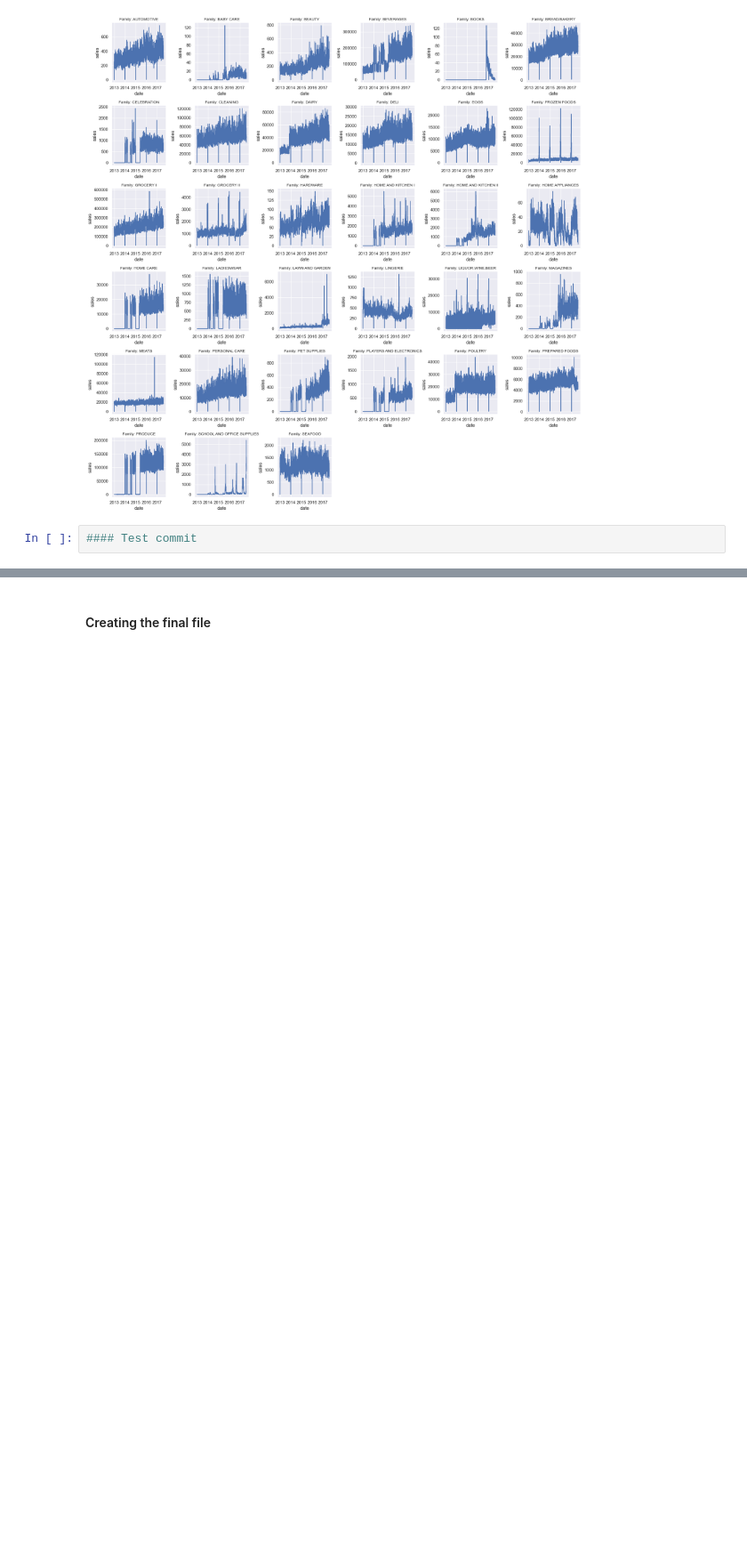
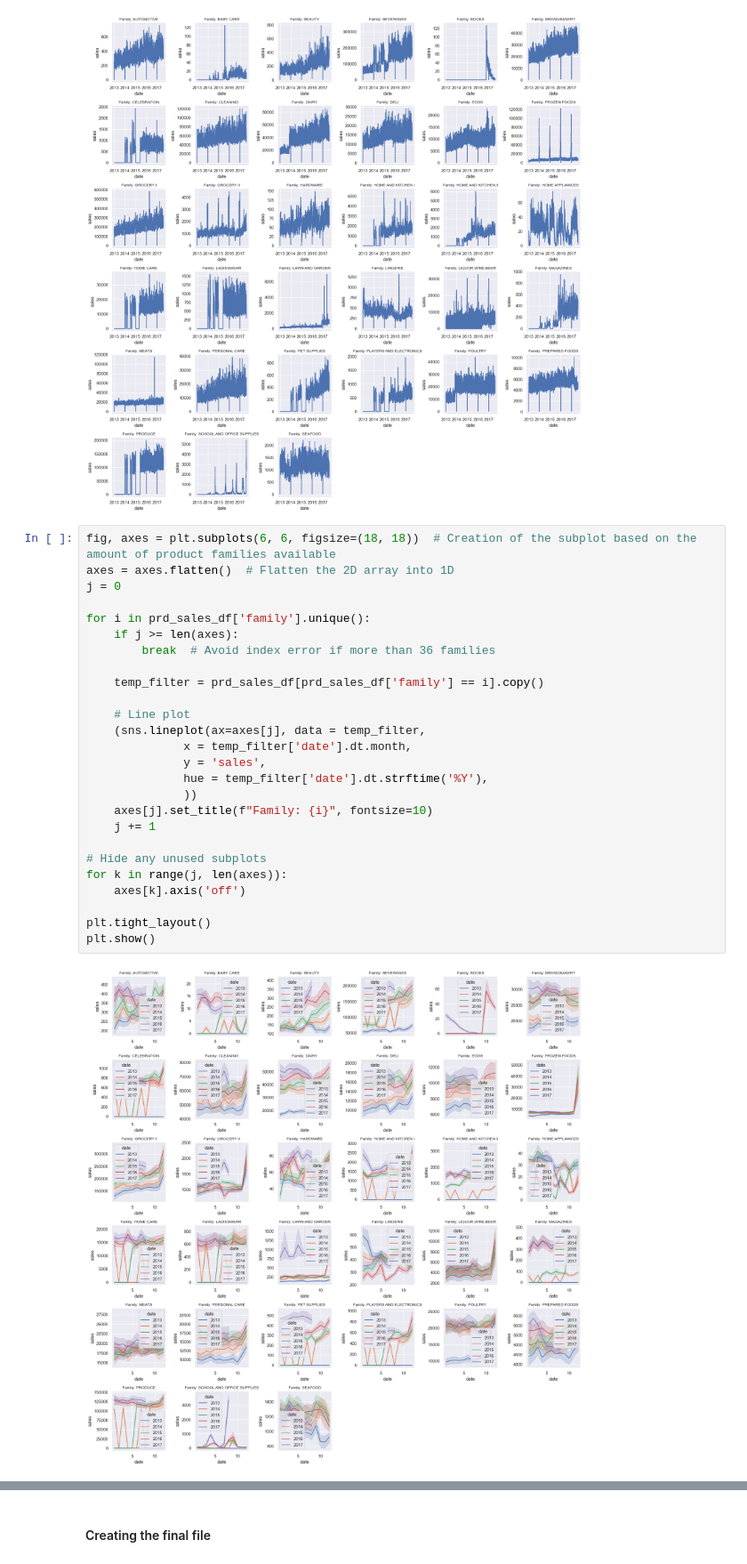
Before and after one commit to CarlosGuiSilva/store-sales-time-series-forecasting, a Jupyter notebook: notebooks/eda.ipynb, the cells around one changed output, grey strips where cells are left out. Shown at 89% size. Saved outputs shown, nothing was run; the diff lists cells and outputs as text; blank space fills up the shorter version.

```diff
--- a/notebooks/eda.ipynb
+++ b/notebooks/eda.ipynb
@@ -260,8 +262,34 @@ plt.tight_layout()
 plt.show()
 # %% [output]
 [figure]
-# %%
-#### Test commit
+# %%
+fig, axes = plt.subplots(6, 6, figsize=(18, 18))  # Creation of the subplot based on the amount of product families available
+axes = axes.flatten()  # Flatten the 2D array into 1D
+j = 0
+
+for i in prd_sales_df['family'].unique():
+    if j >= len(axes):
+        break  # Avoid index error if more than 36 families
+
+    temp_filter = prd_sales_df[prd_sales_df['family'] == i].copy()
+
+    # Line plot
+    (sns.lineplot(ax=axes[j], data = temp_filter,
+              x = temp_filter['date'].dt.month,
+              y = 'sales',
+              hue = temp_filter['date'].dt.strftime('%Y'),
+              ))
+    axes[j].set_title(f"Family: {i}", fontsize=10)
+    j += 1
+
+# Hide any unused subplots
+for k in range(j, len(axes)):
+    axes[k].axis('off')
+
+plt.tight_layout()
+plt.show()
+# %% [output]
+[figure, added]
 # %%
 fig, axes = plt.subplots(6, 6, figsize=(18, 18))  # Increased figure size for better visibility
 axes = axes.flatten()  # Flatten the 2D array into 1D
```
Also changed, not shown: parts of 4 cells of this notebook.
